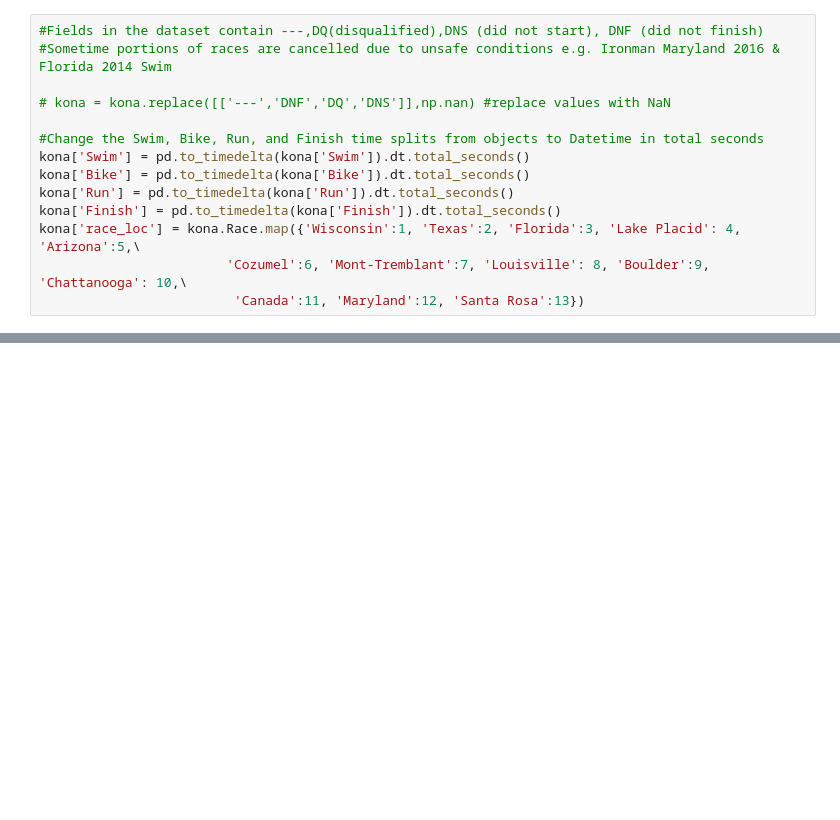
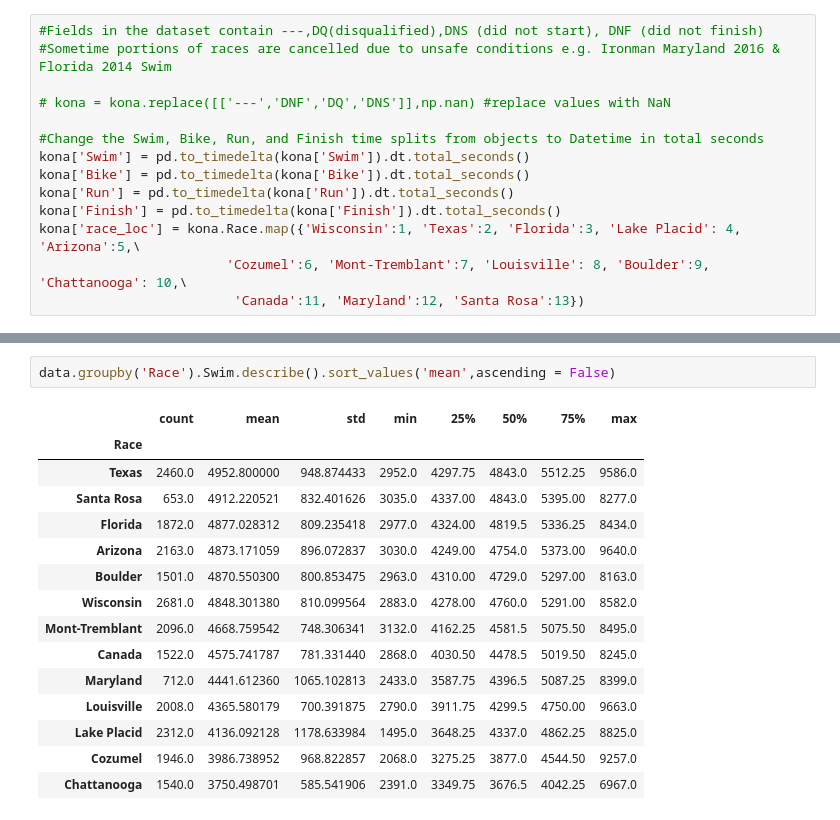
Before and after one commit to nabartekak/IM-web-scrape, a Jupyter notebook: Unit_4_Project_Part_3 - Copy New.ipynb, the cells around one changed output, grey strips where cells are left out. Drawn from its saved outputs; the diff is of its cells as text; blank space fills up the shorter version.

```diff
--- a/Unit_4_Project_Part_3 - Copy New.ipynb
+++ b/Unit_4_Project_Part_3 - Copy New.ipynb
@@ -793,0 +812,18 @@ plt.show()
+# %%
+data.groupby('Race').Swim.describe().sort_values('mean',ascending = False)
+# %% [output]
+|  | count | mean | std | min | 25% | 50% | 75% | max |
+| Race |  |  |  |  |  |  |  |  |
+| Texas | 2460.0 | 4952.800000 | 948.874433 | 2952.0 | 4297.75 | 4843.0 | 5512.25 | 9586.0 |
+| Santa Rosa | 653.0 | 4912.220521 | 832.401626 | 3035.0 | 4337.00 | 4843.0 | 5395.00 | 8277.0 |
+| Florida | 1872.0 | 4877.028312 | 809.235418 | 2977.0 | 4324.00 | 4819.5 | 5336.25 | 8434.0 |
+| Arizona | 2163.0 | 4873.171059 | 896.072837 | 3030.0 | 4249.00 | 4754.0 | 5373.00 | 9640.0 |
+| Boulder | 1501.0 | 4870.550300 | 800.853475 | 2963.0 | 4310.00 | 4729.0 | 5297.00 | 8163.0 |
+| Wisconsin | 2681.0 | 4848.301380 | 810.099564 | 2883.0 | 4278.00 | 4760.0 | 5291.00 | 8582.0 |
+| Mont-Tremblant | 2096.0 | 4668.759542 | 748.306341 | 3132.0 | 4162.25 | 4581.5 | 5075.50 | 8495.0 |
+| Canada | 1522.0 | 4575.741787 | 781.331440 | 2868.0 | 4030.50 | 4478.5 | 5019.50 | 8245.0 |
+| Maryland | 712.0 | 4441.612360 | 1065.102813 | 2433.0 | 3587.75 | 4396.5 | 5087.25 | 8399.0 |
+| Louisville | 2008.0 | 4365.580179 | 700.391875 | 2790.0 | 3911.75 | 4299.5 | 4750.00 | 9663.0 |
+| Lake Placid | 2312.0 | 4136.092128 | 1178.633984 | 1495.0 | 3648.25 | 4337.0 | 4862.25 | 8825.0 |
+| Cozumel | 1946.0 | 3986.738952 | 968.822857 | 2068.0 | 3275.25 | 3877.0 | 4544.50 | 9257.0 |
+| Chattanooga | 1540.0 | 3750.498701 | 585.541906 | 2391.0 | 3349.75 | 3676.5 | 4042.25 | 6967.0 |
```
Also changed, not shown: parts of 9 cells of this notebook.
